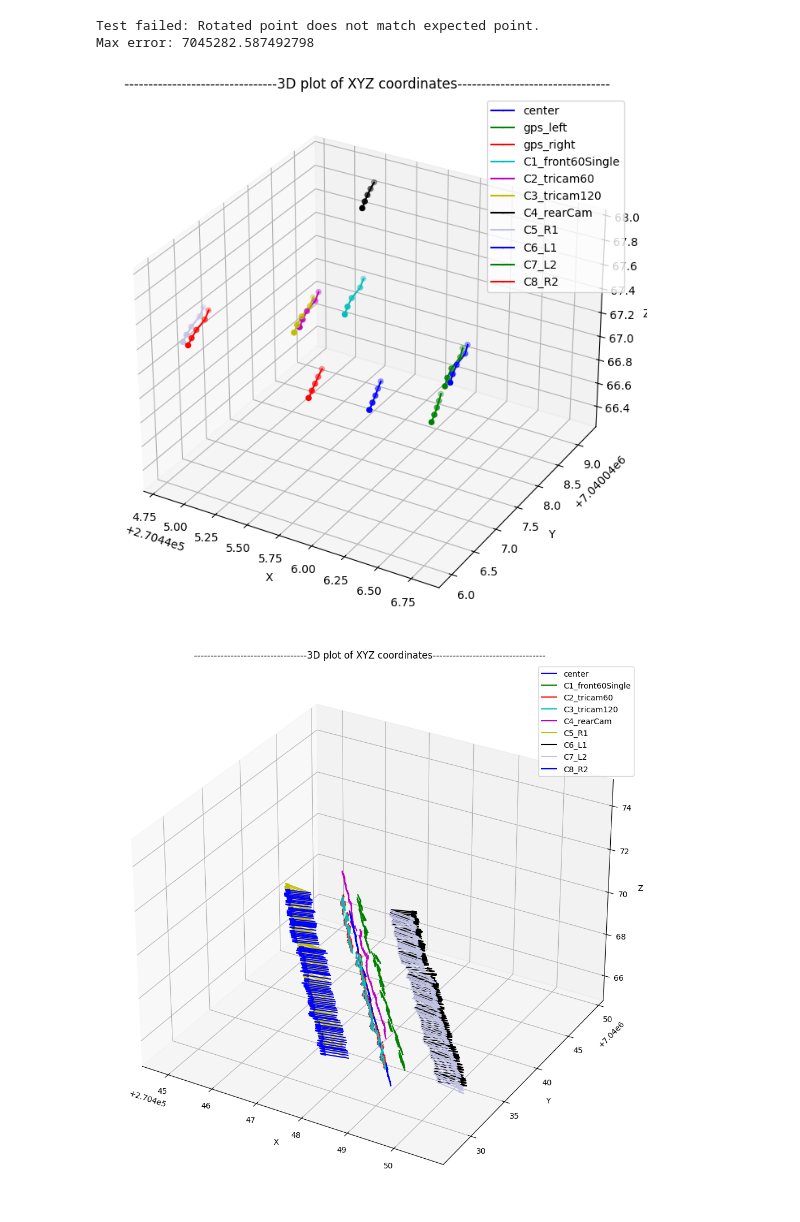
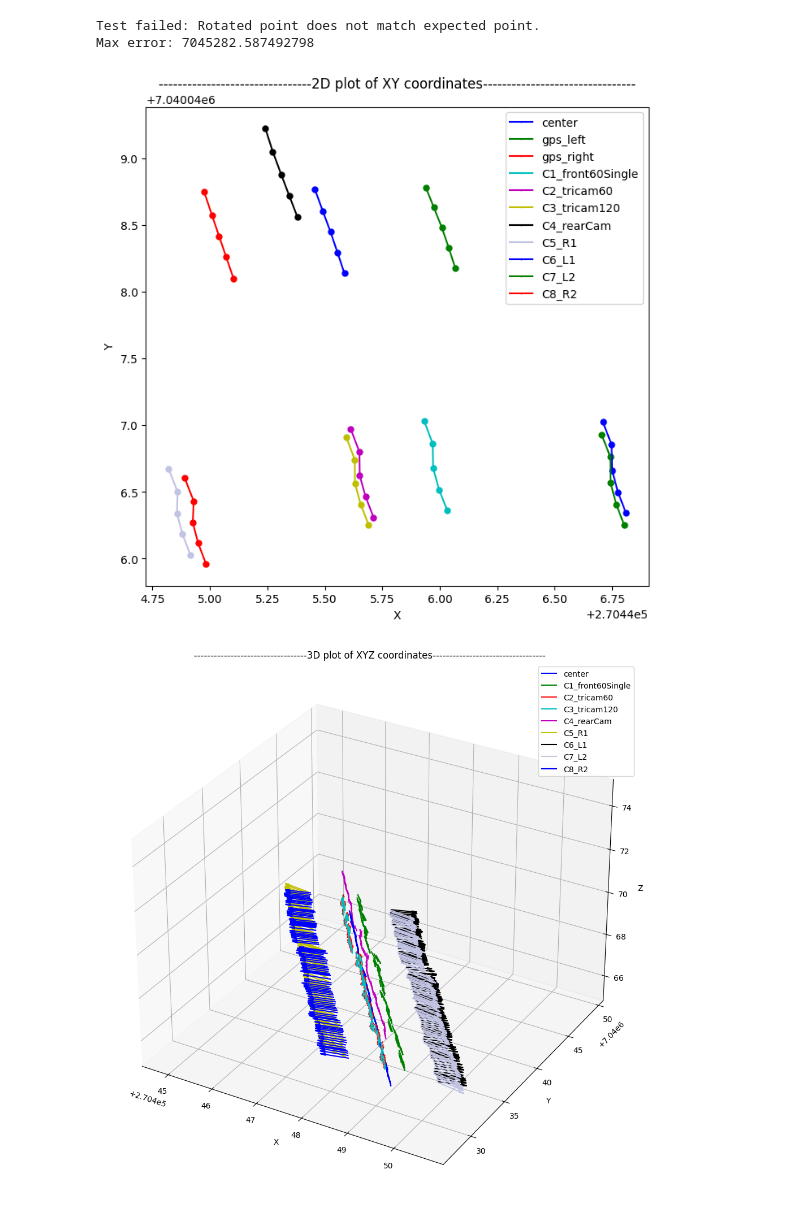
Before and after one commit to tdl1304/naplab-to-nerfstudio, a Jupyter notebook: converter.ipynb, the cells around one changed output. Cells and saved outputs as stored; diff of their text form; code cells hidden in the pictures.

```diff
--- a/converter.ipynb
+++ b/converter.ipynb
@@ -74,29 +77,29 @@ Max error: 7045282.587492798
 # %%
 max_index = 5
 
 gps_left = [frame.left_point for frame in data]
 gps_right = [frame.right_point for frame in data]
 center = [frame.center for frame in data[:max_index]]
 
 cam1_pos = [c5_r1.get_camera_position(frame) for frame in data[:max_index]]
 cam2_pos = [c7_l2.get_camera_position(frame) for frame in data[:max_index]]
 
 cam_positions = []
 for camera in cameraList:
     cam_positions.append([camera.get_camera_position(frame) for frame in data[:max_index]])
 
 #cam_positions = [camera.get_camera_position(frame) for frame in data[:max_index] for camera in cameraList]
 #print(cam_positions[0])
 cam_labels = [camera.description for camera in cameraList]
 
 plot_coordinates([center[:max_index], gps_left[:max_index], gps_right[:max_index], *cam_positions],
-        labels=["center", "gps_left", "gps_right", *cam_labels], figsize=(7, 7), is3D=True)
+        labels=["center", "gps_left", "gps_right", *cam_labels], figsize=(7, 7), is3D=False)
 #plot_coordinates([center[:max_index], gps_left[:max_index], gps_right[:max_index]],
 #        labels=["center", "gps_left", "gps_right"], figsize=(7, 7), is3D=False)
 #plot_coordinates([center[:max_index], gps_left[:max_index], gps_right[:max_index]],
 #        labels=["center", "gps_left", "gps_right"], figsize=(7, 7), is3D=False)
 # %% [output]
-[figure, old version]
+[figure, new version]
 # %%
 min_index = 0
 max_index = 100
```
Also changed, not shown: parts of 3 cells of this notebook, 2 other files.
